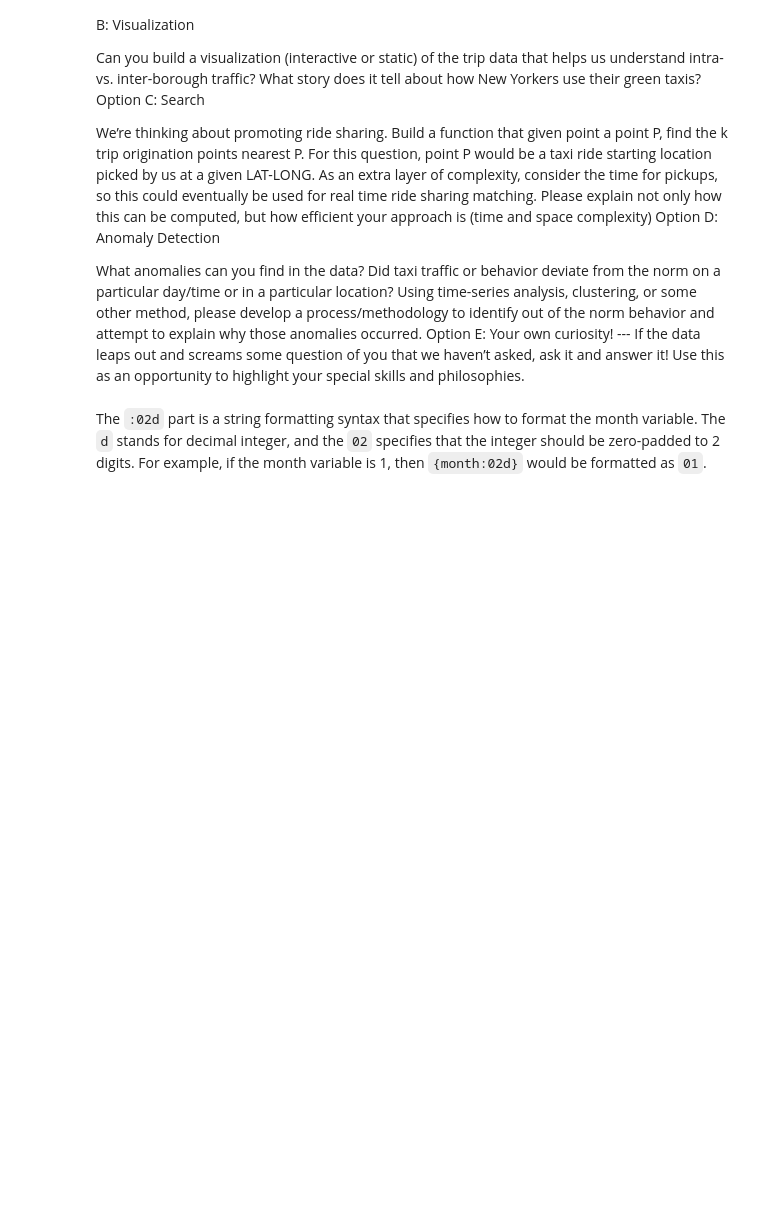
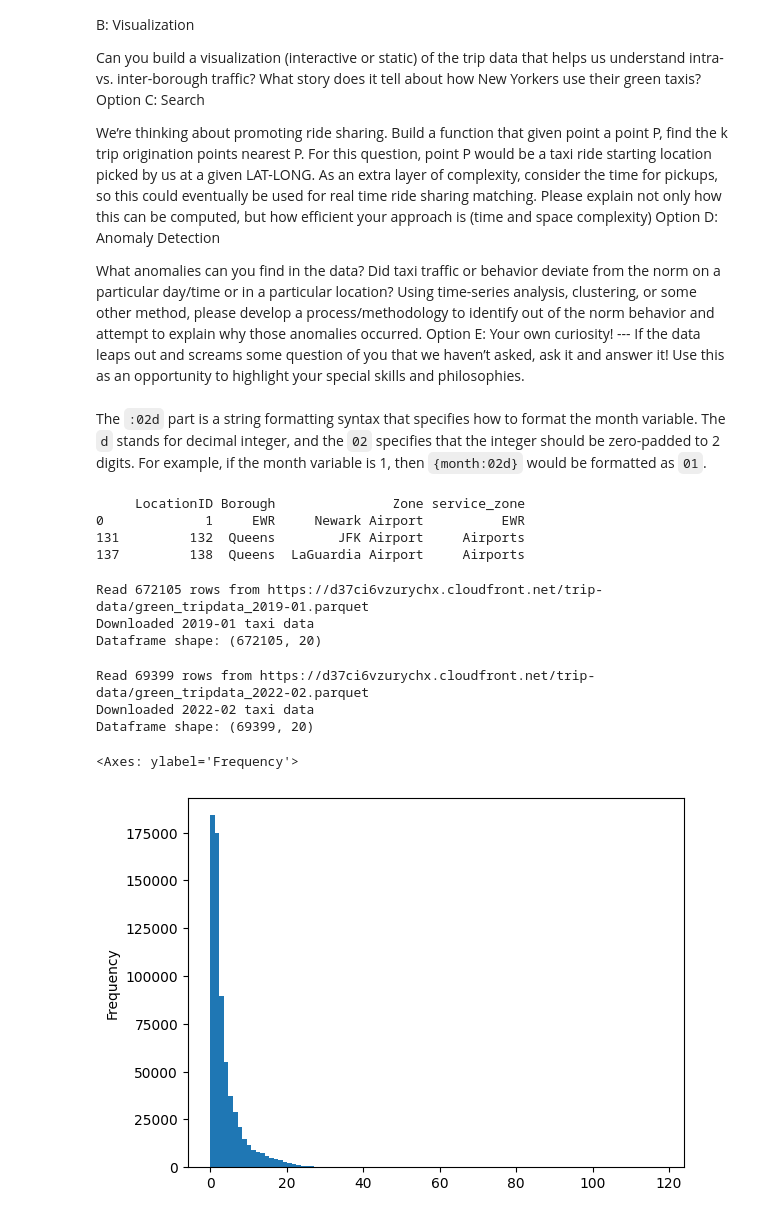
Before and after one commit to Rhys-McAlister/NYC-Taxi-Trip-Duration, a Jupyter notebook: strata_taxi_project.ipynb, the cells around one changed output. Cells and saved outputs as stored; diff of their text form; code cells hidden in the pictures; blank space fills up the shorter version.

```diff
--- a/strata_taxi_project.ipynb
+++ b/strata_taxi_project.ipynb
@@ -43,8 +60,27 @@ The `:02d` part is a string formatting syntax that specifies how to format the m
+# %%
+locate_airports()
+# %% [output]
+     LocationID Borough               Zone service_zone
+0             1     EWR     Newark Airport          EWR
+131         132  Queens        JFK Airport     Airports
+137         138  Queens  LaGuardia Airport     Airports
 # %%
 def read_taxi_data(year, month):
-    url = f"https://s3.amazonaws.com/nyc-tlc/trip+data/yellow_tripdata_{year}-{month:02d}.csv"
     url = f"https://d37ci6vzurychx.cloudfront.net/trip-data/green_tripdata_{year}-{month}.parquet"
     df = pd.read_parquet(url)
+    print(f"Read {len(df)} rows from {url}")
+    print(f"Downloaded {year}-{month} taxi data")
+    print(f"Dataframe shape: {df.shape}")
     return df
 
-df = read_taxi_data(2019, 1)
+df = read_taxi_data(2019, "01")
+# %% [output]
+Read 672105 rows from https://d37ci6vzurychx.cloudfront.net/trip-data/green_tripdata_2019-01.parquet
+Downloaded 2019-01 taxi data
+Dataframe shape: (672105, 20)
+# %%
+df1 = read_taxi_data(2022, "02")
+# %% [output]
+Read 69399 rows from https://d37ci6vzurychx.cloudfront.net/trip-data/green_tripdata_2022-02.parquet
+Downloaded 2022-02 taxi data
+Dataframe shape: (69399, 20)
@@ -50,0 +93,8 @@ df = read_taxi_data(2019, 1)
+# %%
+# plot a histogram of the 'trip_distance' column
+df['trip_distance'].plot.hist(bins=100)
+
+# Trip distance is skewed which makes sense considering that most trips in a city environment would be short.
+# %% [output]
+<Axes: ylabel='Frequency'>
+[figure, added]
```
Also changed, not shown: parts of 7 cells of this notebook.
